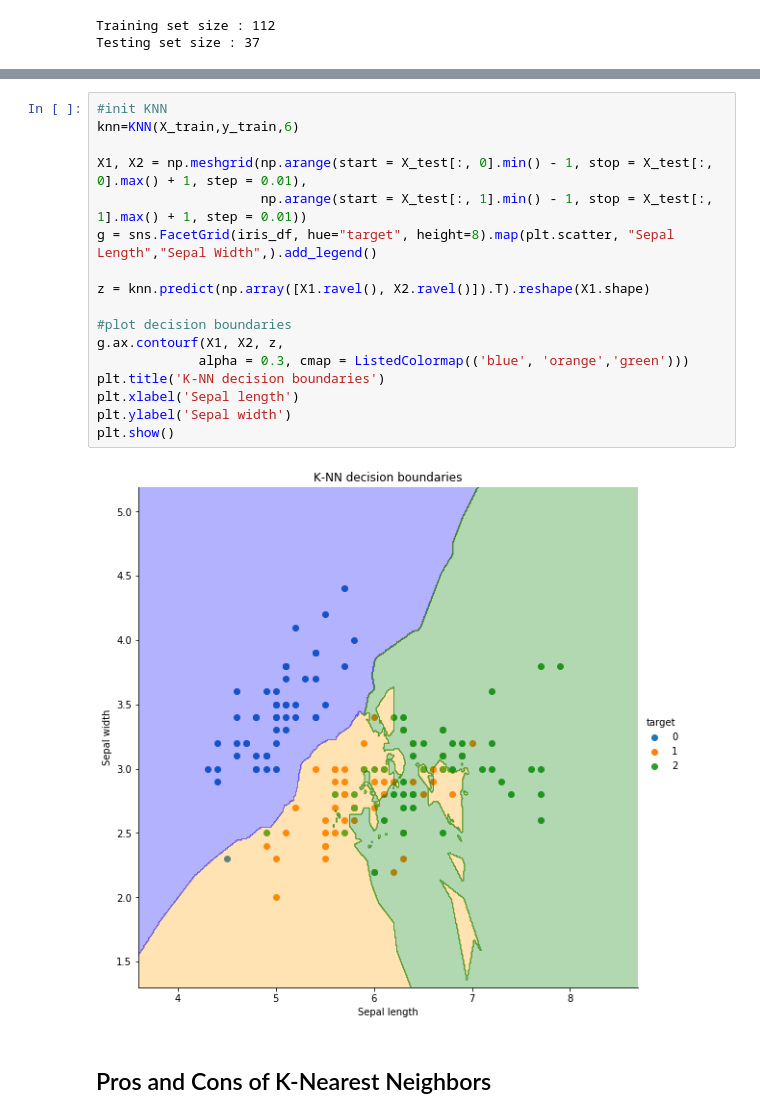
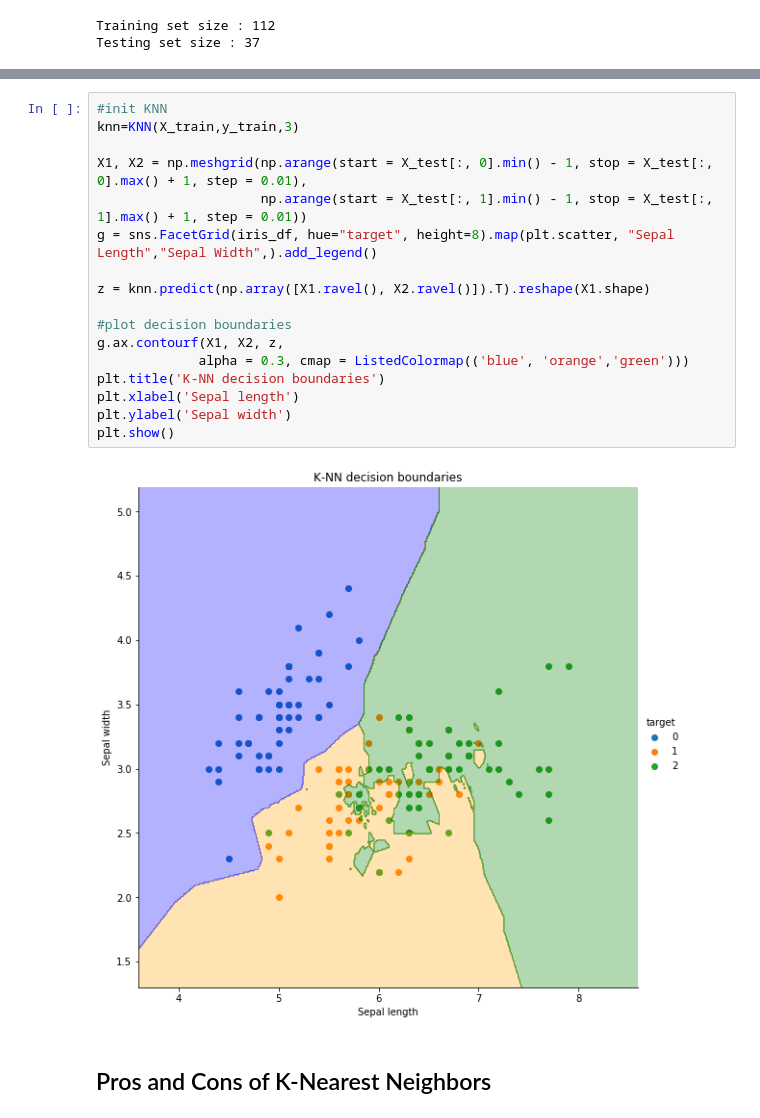
Before and after one commit to ArkadiyVa/DataScienceProjects, a Jupyter notebook: Machine_learning_algorithms/k_nearest_neighbor/K_Nearest_Neighbor.ipynb, the cells around one changed output, grey strips where cells are left out. Saved outputs shown, nothing was run; the diff lists cells and outputs as text.

```diff
--- a/Machine_learning_algorithms/k_nearest_neighbor/K_Nearest_Neighbor.ipynb
+++ b/Machine_learning_algorithms/k_nearest_neighbor/K_Nearest_Neighbor.ipynb
@@ -82,22 +82,22 @@ plt.show()
 # %%
 #init KNN
-knn=KNN(X_train,y_train,6)
+knn=KNN(X_train,y_train,3)
 
 X1, X2 = np.meshgrid(np.arange(start = X_test[:, 0].min() - 1, stop = X_test[:, 0].max() + 1, step = 0.01),
                      np.arange(start = X_test[:, 1].min() - 1, stop = X_test[:, 1].max() + 1, step = 0.01))
 g = sns.FacetGrid(iris_df, hue="target", height=8).map(plt.scatter, "Sepal Length","Sepal Width",).add_legend()
 
 z = knn.predict(np.array([X1.ravel(), X2.ravel()]).T).reshape(X1.shape)
 
 #plot decision boundaries
 g.ax.contourf(X1, X2, z,
              alpha = 0.3, cmap = ListedColormap(('blue', 'orange','green')))
 plt.title('K-NN decision boundaries')
 plt.xlabel('Sepal length')
 plt.ylabel('Sepal width')
 plt.show()
 # %% [output]
-[figure, old version]
+[figure, new version]
 # %% [markdown]
 ## Pros and Cons of K-Nearest Neighbors
 # %% [markdown]
```
Also changed, not shown: parts of 1 cell of this notebook, 3 other files.
